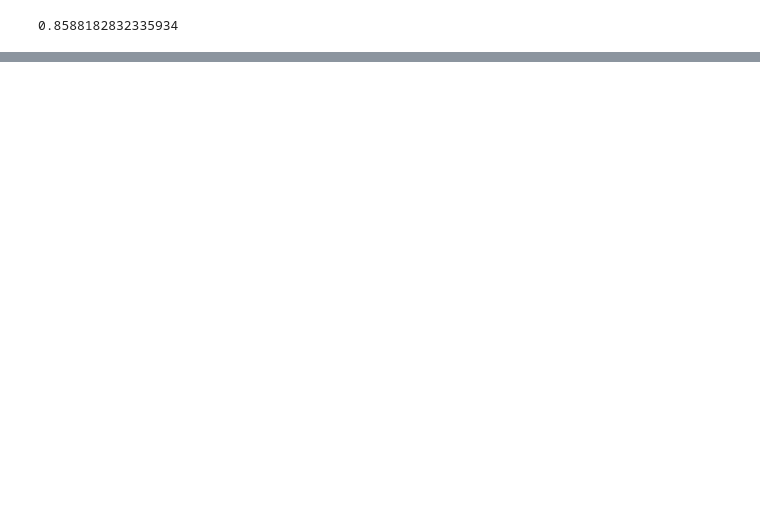
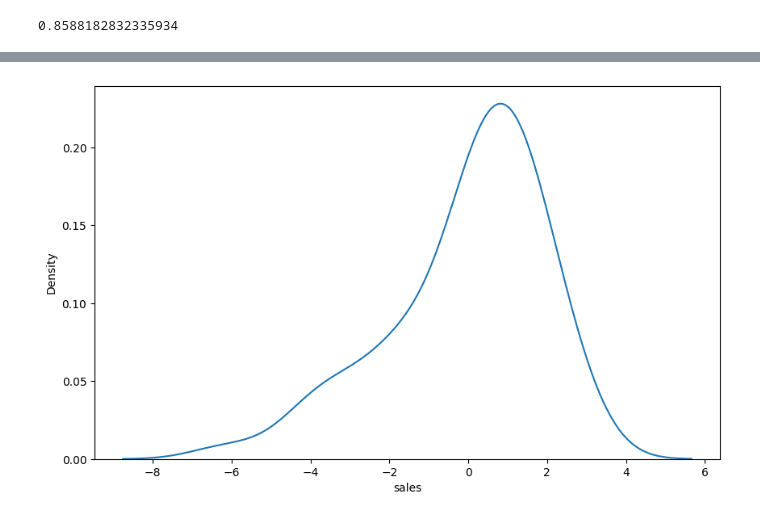
Before and after one commit to Sungur66/Myfiles_from_Batch168, a Jupyter notebook: 15.ML/02-ML_MultiLinear_Regression.ipynb, the cells around one changed output, grey strips where cells are left out. Saved outputs shown, nothing was run; the diff lists cells and outputs as text; code cells hidden in the pictures; blank space fills up the shorter version.

```diff
--- a/15.ML/02-ML_MultiLinear_Regression.ipynb
+++ b/15.ML/02-ML_MultiLinear_Regression.ipynb
@@ -450,0 +582,5 @@ adj_r2(y_test, y_pred, df)
+# %%
+# KDE de cizilebilir
+sns.kdeplot(residuals);
+# %% [output]
+[figure, added]
```
Also changed, not shown: parts of 45 cells of this notebook, 2 other files.
